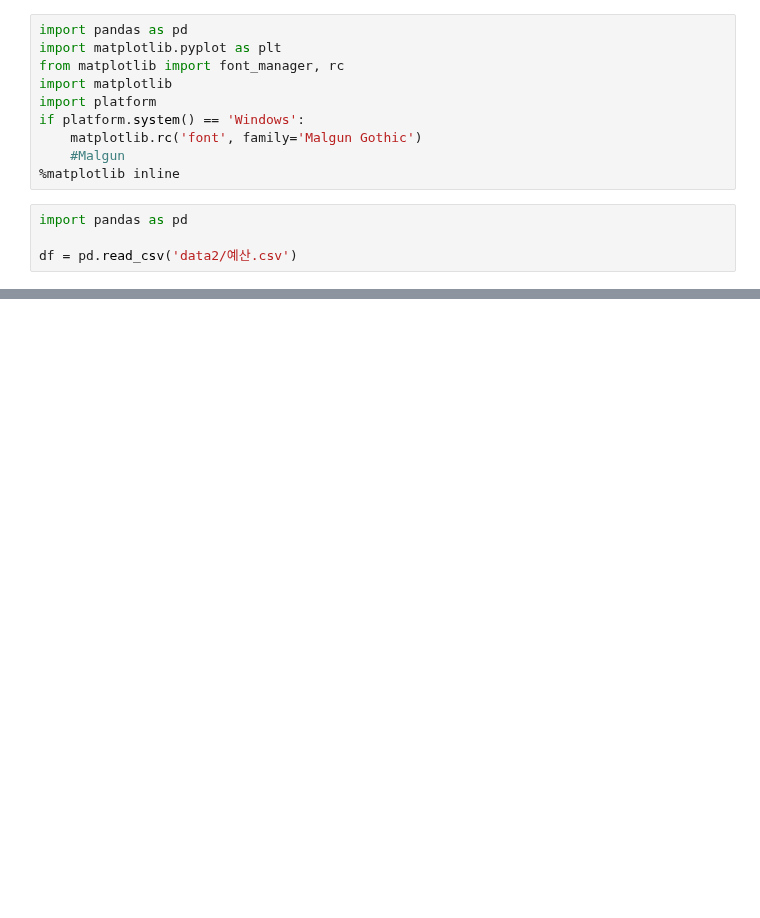
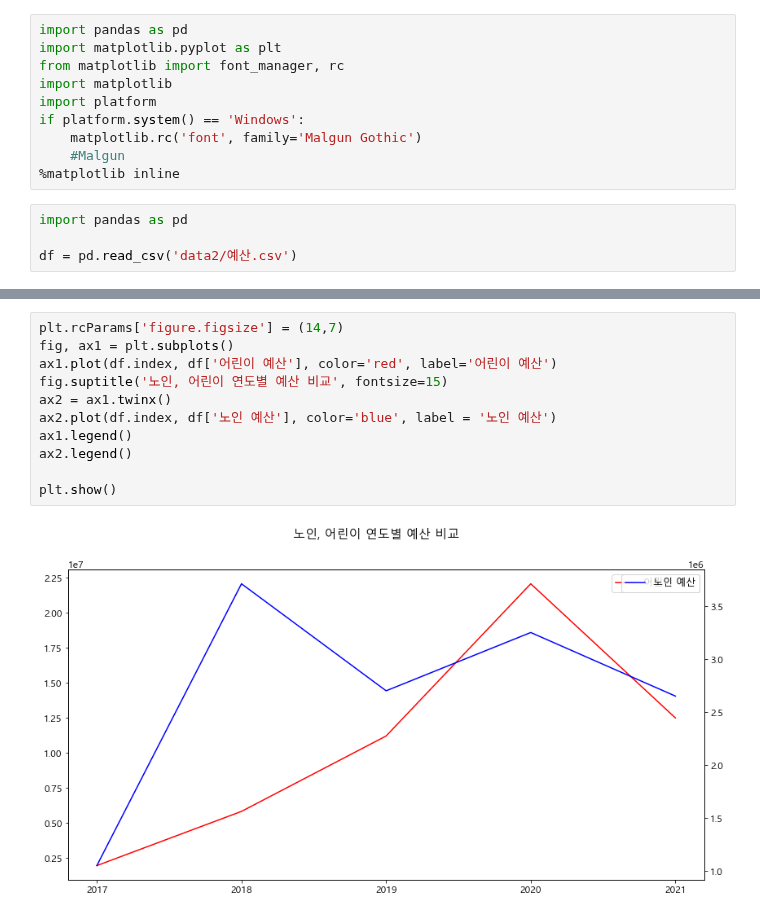
Before and after one commit to y7y1h13/StatisticsAnal, a Jupyter notebook: newPan/프로젝트/예산.ipynb, the cells around one changed output, grey strips where cells are left out. Drawn from its saved outputs; the diff is of its cells as text; blank space fills up the shorter version.

```diff
--- a/newPan/프로젝트/예산.ipynb
+++ b/newPan/프로젝트/예산.ipynb
@@ -87,0 +86,13 @@ plt.show()
+# %%
+plt.rcParams['figure.figsize'] = (14,7)
+fig, ax1 = plt.subplots()
+ax1.plot(df.index, df['어린이 예산'], color='red', label='어린이 예산')
+fig.suptitle('노인, 어린이 연도별 예산 비교', fontsize=15)
+ax2 = ax1.twinx()
+ax2.plot(df.index, df['노인 예산'], color='blue', label = '노인 예산')
+ax1.legend()
+ax2.legend()
+
+plt.show()
+# %% [output]
+[figure, added]
```
Also changed, not shown: parts of 9 cells of this notebook, 1 other file.
